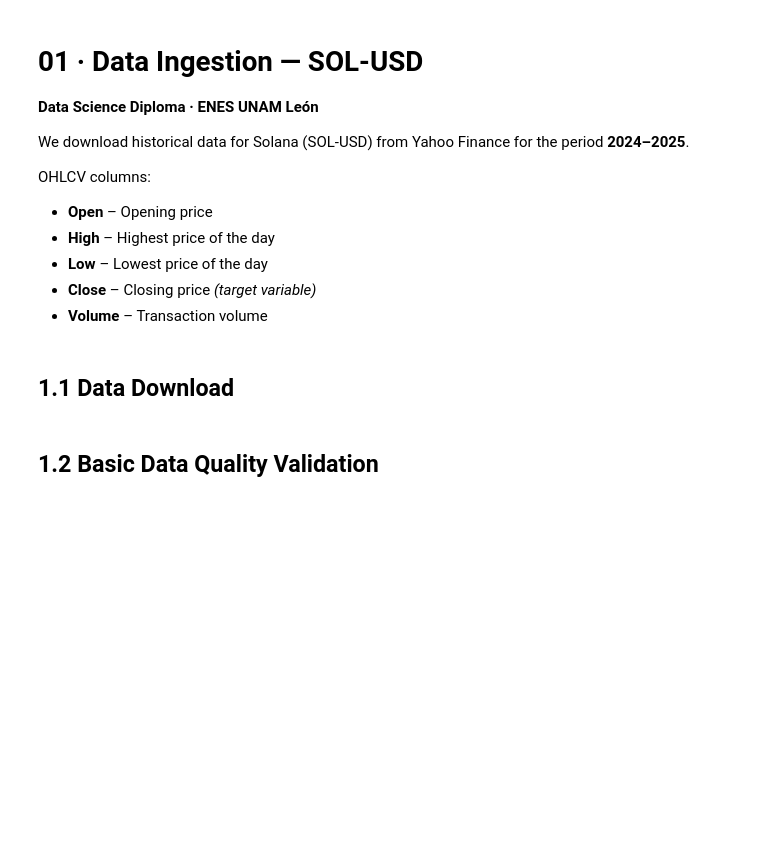
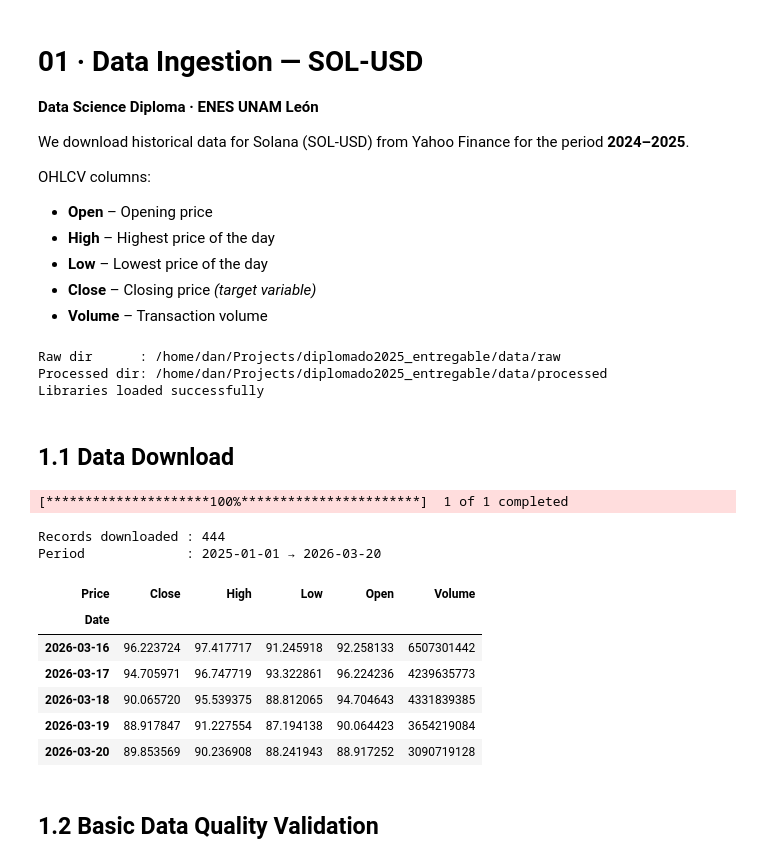
Before and after one commit to cronaline/sol-price-predictor, a Jupyter notebook: notebooks/01_data_ingestion.ipynb, the cells around one changed output. Drawn from its saved outputs; the diff is of its cells as text; code cells hidden in the pictures; blank space fills up the shorter version.

```diff
--- a/notebooks/01_data_ingestion.ipynb
+++ b/notebooks/01_data_ingestion.ipynb
@@ -20,31 +20,63 @@ import pandas as pd
 import numpy as np
 import matplotlib.pyplot as plt
 import os
+from datetime import date
+
+
+# Base paths
+RAW_DIR       = os.path.join(os.getcwd(), 'data', 'raw')
+PROCESSED_DIR = os.path.join(os.getcwd(), 'data', 'processed')
+
+# File paths
+DATA_PATH     = os.path.join(RAW_DIR, 'sol_usd_raw.csv')
+
+# Create folders
+os.makedirs(RAW_DIR, exist_ok=True)
+os.makedirs(PROCESSED_DIR, exist_ok=True)
+
+print(f'Raw dir      : {RAW_DIR}')
+print(f'Processed dir: {PROCESSED_DIR}')
 
 # Global chart settings
 plt.rcParams['figure.figsize'] = (14, 5)
 plt.rcParams['axes.grid'] = True
 plt.rcParams['grid.alpha'] = 0.3
 
-print('Libraries loaded successfully ✓')
+print('Libraries loaded successfully')
+# %% [output]
+Raw dir      : /home/dan/Projects/diplomado2025_entregable/data/raw
+Processed dir: /home/dan/Projects/diplomado2025_entregable/data/processed
+Libraries loaded successfully
 # %% [markdown]
 ## 1.1 Data Download
 # %%
+
 TICKER     = 'SOL-USD'
-START_DATE = '2024-01-01'
-END_DATE   = '2025-03-20'   # Adjust to the current date if needed
-DATA_PATH  = '../raw/sol_usd_raw.csv'
+START_DATE = '2025-01-01'
+END_DATE = date.today().strftime('%Y-%m-%d')
+DATA_PATH = os.path.join(os.getcwd(), 'data', 'raw', 'sol_usd_raw.csv')
 
 # Download from Yahoo Finance
 df = yf.download(TICKER, start=START_DATE, end=END_DATE, auto_adjust=True)
 
 # Flatten MultiIndex columns if generated by yfinance (newer versions)
 if isinstance(df.columns, pd.MultiIndex):
     df.columns = df.columns.get_level_values(0)
 
 print(f'Records downloaded : {len(df)}')
 print(f'Period             : {df.index.min().date()} → {df.index.max().date()}')
 df.tail()
+# %% [output]
+[*********************100%***********************]  1 of 1 completed
+Records downloaded : 444
+Period             : 2025-01-01 → 2026-03-20
+| Price | Close | High | Low | Open | Volume |
+| Date |  |  |  |  |  |
+| 2026-03-16 | 96.223724 | 97.417717 | 91.245918 | 92.258133 | 6507301442 |
+| 2026-03-17 | 94.705971 | 96.747719 | 93.322861 | 96.224236 | 4239635773 |
+| 2026-03-18 | 90.065720 | 95.539375 | 88.812065 | 94.704643 | 4331839385 |
+| 2026-03-19 | 88.917847 | 91.227554 | 87.194138 | 90.064423 | 3654219084 |
+| 2026-03-20 | 89.853569 | 90.236908 | 88.241943 | 88.917252 | 3090719128 |
 # %% [markdown]
 ## 1.2 Basic Data Quality Validation
 # %%
```
Also changed, not shown: parts of 5 cells of this notebook, 5 other files.
